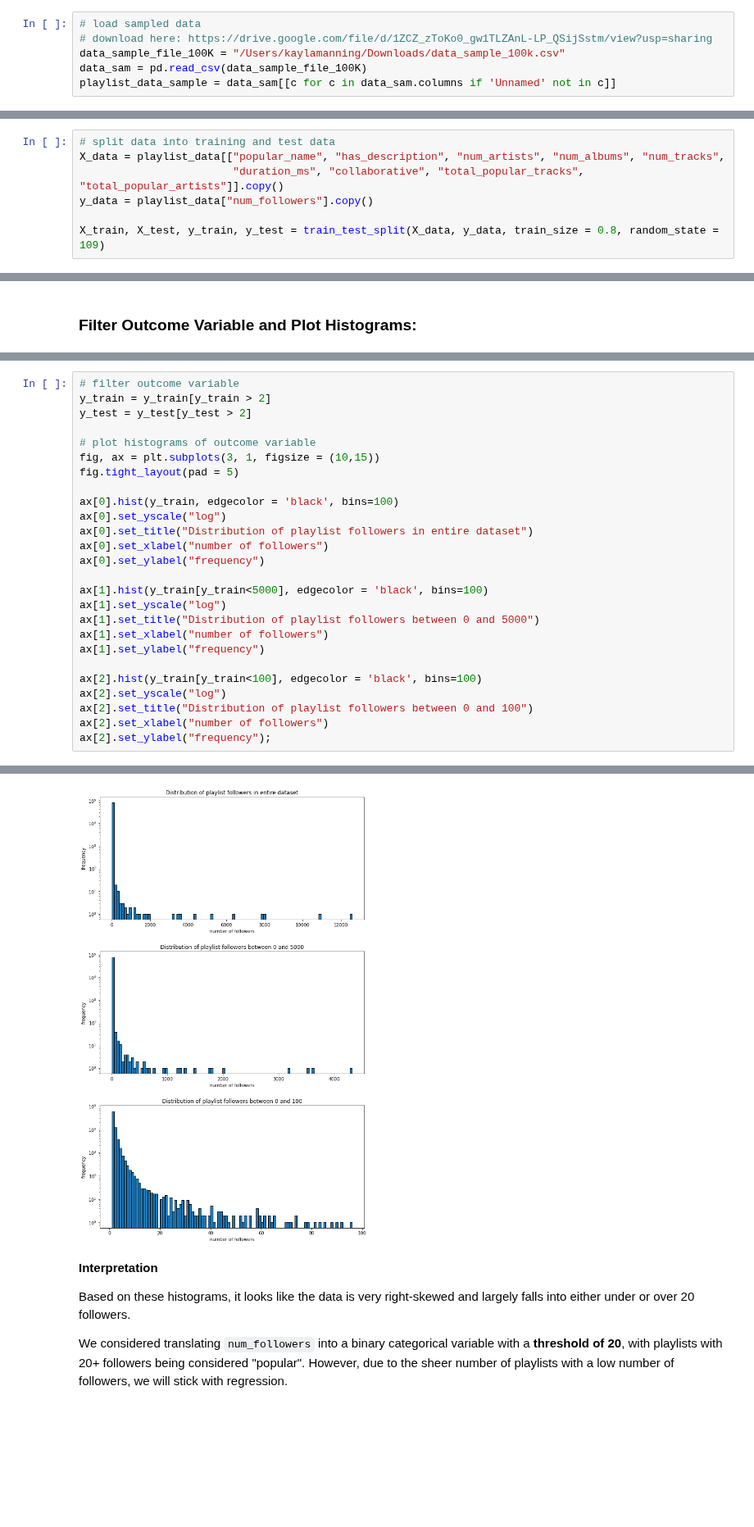
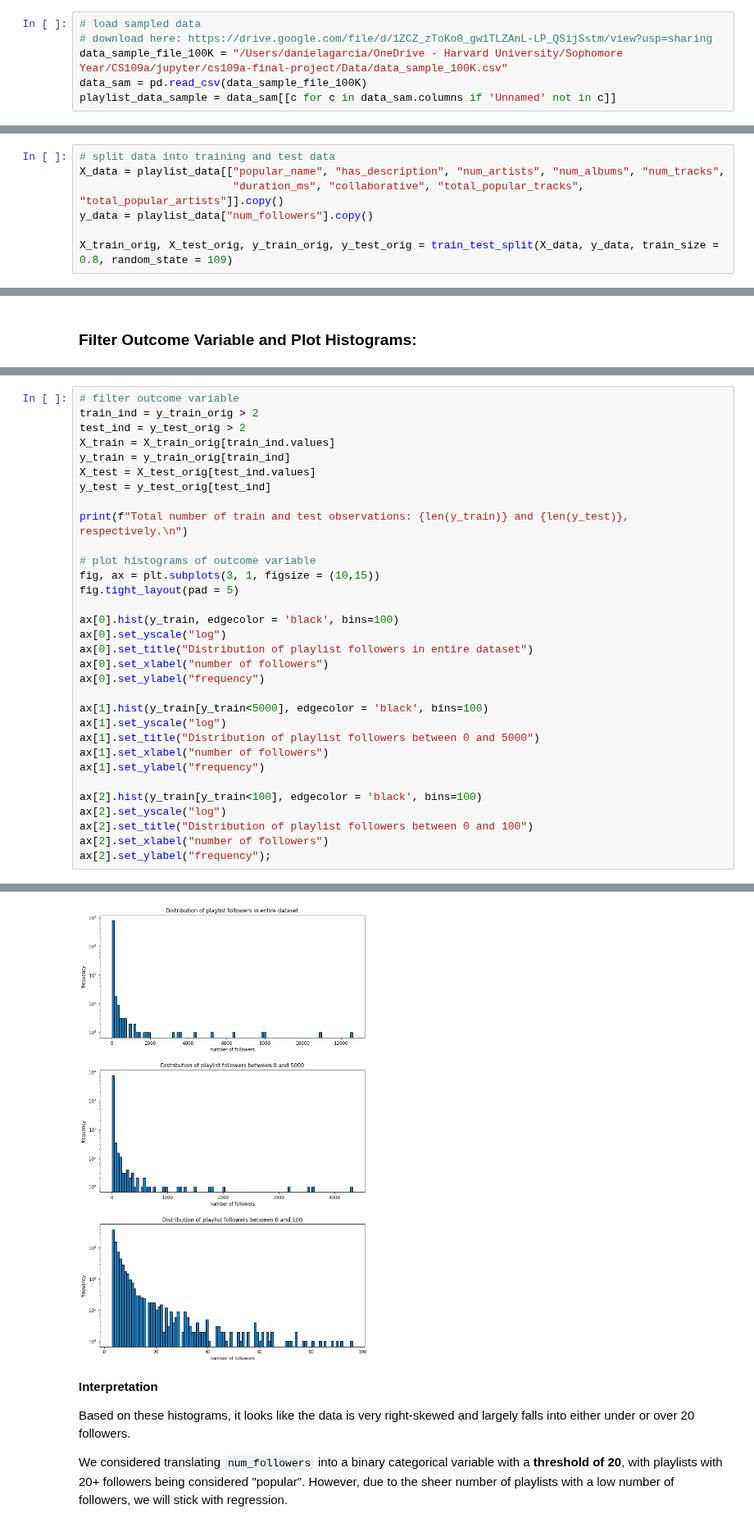
Before and after one commit to danielagarcia319/cs109a-final-project, a Jupyter notebook: Milestone_3.ipynb, the cells around one changed output, grey strips where cells are left out. Shown at 82% size. Cells and saved outputs as stored; diff of their text form; blank space fills up the shorter version.

```diff
--- a/Milestone_3.ipynb
+++ b/Milestone_3.ipynb
@@ -47,6 +48,6 @@ pd.set_option('display.max_columns', 100)
 # %%
 # load sampled data
 # download here: https://drive.google.com/file/d/1ZCZ_zToKo0_gw1TLZAnL-LP_QSijSstm/view?usp=sharing
-data_sample_file_100K = "/Users/kaylamanning/Downloads/data_sample_100k.csv"
+data_sample_file_100K = "/Users/danielagarcia/OneDrive - Harvard University/Sophomore Year/CS109a/jupyter/cs109a-final-project/Data/data_sample_100K.csv"
 data_sam = pd.read_csv(data_sample_file_100K)
 playlist_data_sample = data_sam[[c for c in data_sam.columns if 'Unnamed' not in c]]
@@ -138,7 +135,7 @@ X_data = playlist_data[["popular_name", "has_description", "num_artists", "num_a
                         "duration_ms", "collaborative", "total_popular_tracks", "total_popular_artists"]].copy()
 y_data = playlist_data["num_followers"].copy()
 
-X_train, X_test, y_train, y_test = train_test_split(X_data, y_data, train_size = 0.8, random_state = 109)
+X_train_orig, X_test_orig, y_train_orig, y_test_orig = train_test_split(X_data, y_data, train_size = 0.8, random_state = 109)
 # %% [markdown]
 ## Exploratory Data Analysis
 # %% [markdown]
@@ -146,7 +165,13 @@ X_train, X_test, y_train, y_test = train_test_split(X_data, y_data, train_size =
 # %%
 # filter outcome variable
-y_train = y_train[y_train > 2]
-y_test = y_test[y_test > 2]
+train_ind = y_train_orig > 2
+test_ind = y_test_orig > 2
+X_train = X_train_orig[train_ind.values]
+y_train = y_train_orig[train_ind]
+X_test = X_test_orig[test_ind.values]
+y_test = y_test_orig[test_ind]
+
+print(f"Total number of train and test observations: {len(y_train)} and {len(y_test)}, respectively.\n")
 
 # plot histograms of outcome variable
 fig, ax = plt.subplots(3, 1, figsize = (10,15))
@@ -173,4 +199,4 @@ ax[2].set_ylabel("frequency");
-[figure, old version]
+[figure, new version]
 # %% [markdown]
 **Interpretation**
 
```
Also changed, not shown: parts of 32 cells of this notebook.
